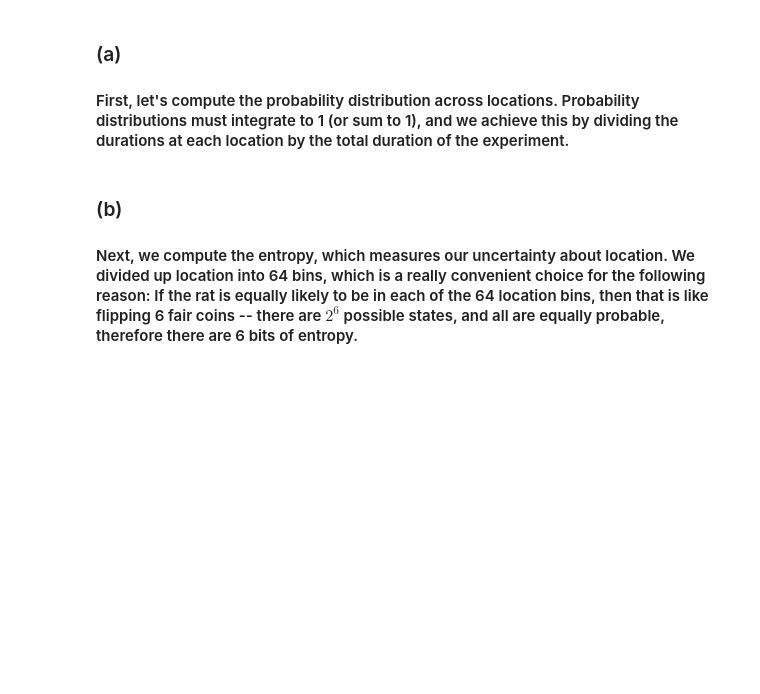
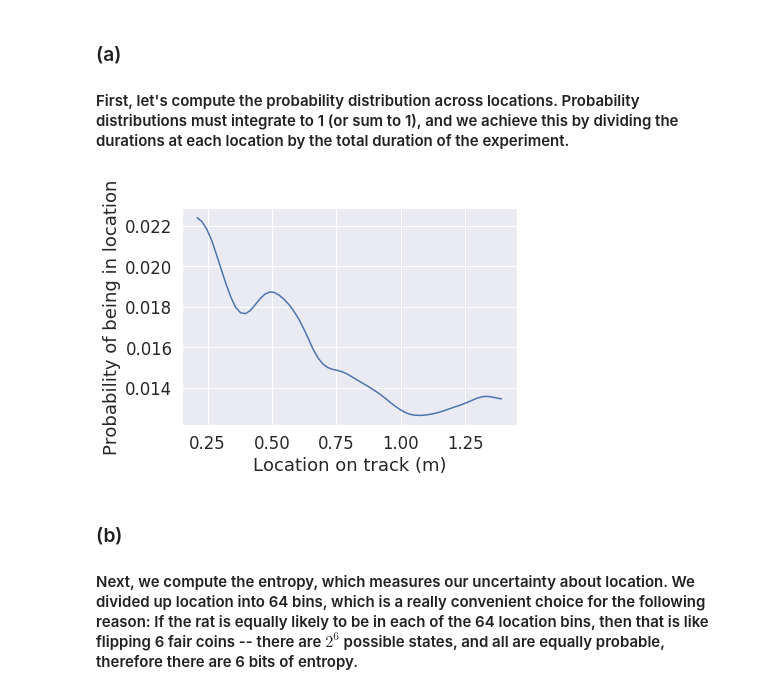
Before and after one commit to grobinson2019/BIO494, a Jupyter notebook: neural_coding_exercises.ipynb, the cells around one changed output. Drawn from its saved outputs; the diff is of its cells as text; code cells hidden in the pictures; blank space fills up the shorter version.

```diff
--- a/neural_coding_exercises.ipynb
+++ b/neural_coding_exercises.ipynb
@@ -278,10 +300,12 @@ print("The decoder says ... and the actual location is ..., which are %s" %
 #### First, let's compute the probability distribution across locations.  Probability distributions must integrate to 1 (or sum to 1), and we achieve this by dividing the durations at each location by the total duration of the experiment.
 # %%
 total_duration = durations_at_each_location.sum()
-probabilty_at_each_location = durations_at_each_location / ...
-plt.plot(bin_centers, ...)
+probabilty_at_each_location = durations_at_each_location / total_duration
+plt.plot(bin_centers, probabilty_at_each_location)
 plt.xlabel('Location on track (m)')
 plt.ylabel('Probability of being in location');
+# %% [output]
+[figure, added]
 # %% [markdown]
 ### (b)
 #### Next, we compute the entropy, which measures our uncertainty about location.  We divided up location into 64 bins, which is a really convenient choice for the following reason: If the rat is equally likely to be in each of the 64 location bins, then that is like flipping 6 fair coins -- there are $2^6$ possible states, and all are equally probable, therefore there are 6 bits of entropy.
```
Also changed, not shown: parts of 12 cells of this notebook.
